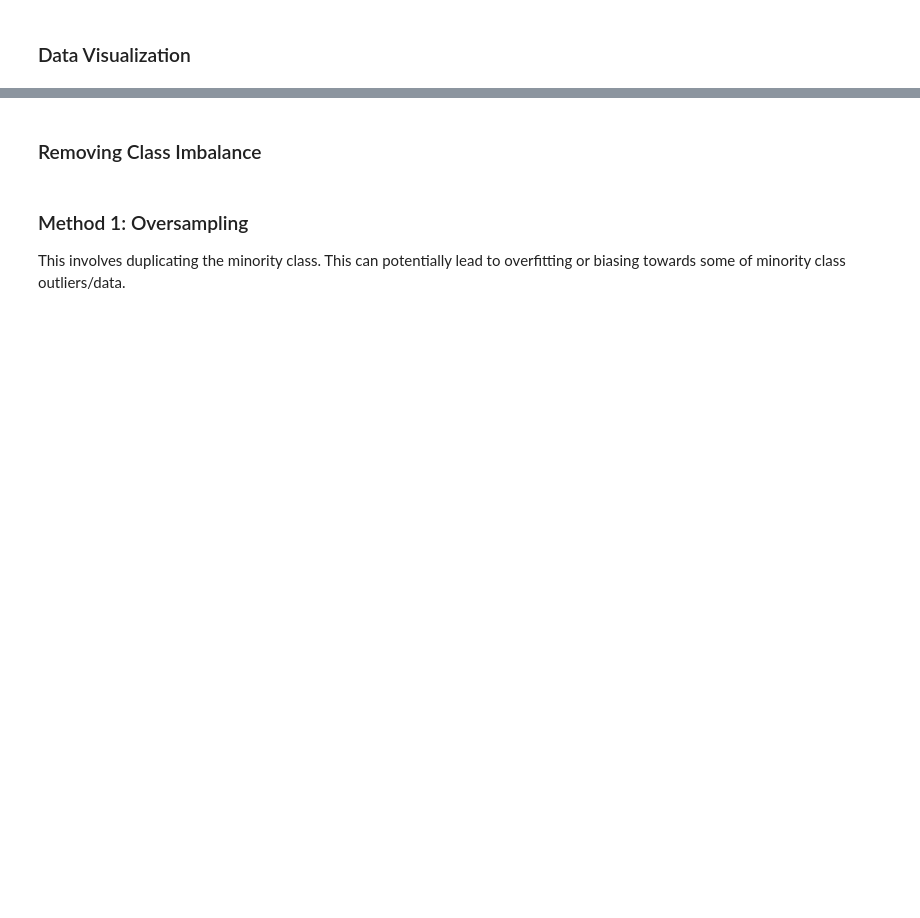
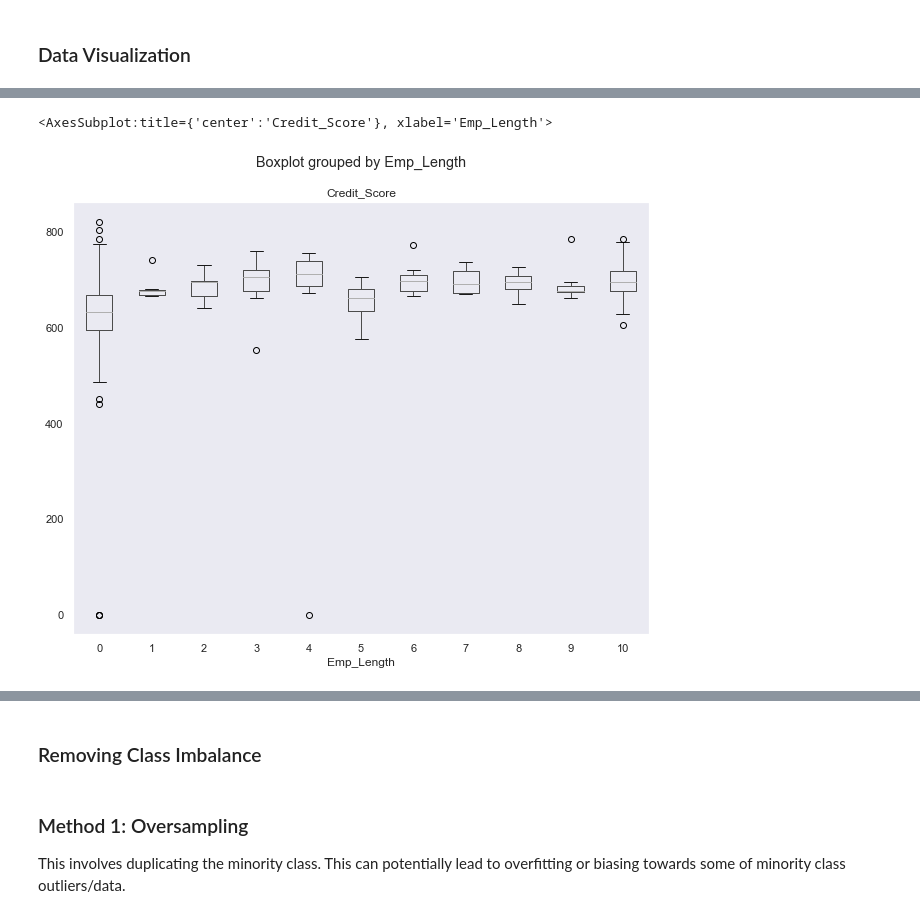
Before and after one commit to nitishsingh158/WokeRUs, a Jupyter notebook: lending_data.ipynb, the cells around one changed output, grey strips where cells are left out. Saved outputs shown, nothing was run; the diff lists cells and outputs as text; code cells hidden in the pictures; blank space fills up the shorter version.

```diff
--- a/lending_data.ipynb
+++ b/lending_data.ipynb
@@ -246,0 +255,6 @@ consolidated.shape
+# %%
+# Boxplot showing credit score vs Emp_length
+sample_df.boxplot(column=['Credit_Score'], by='Emp_Length', grid=False, figsize=(10,8))
+# %% [output]
+<AxesSubplot:title={'center':'Credit_Score'}, xlabel='Emp_Length'>
+[figure, added]
```
Also changed, not shown: parts of 14 cells of this notebook, 1 other file.
